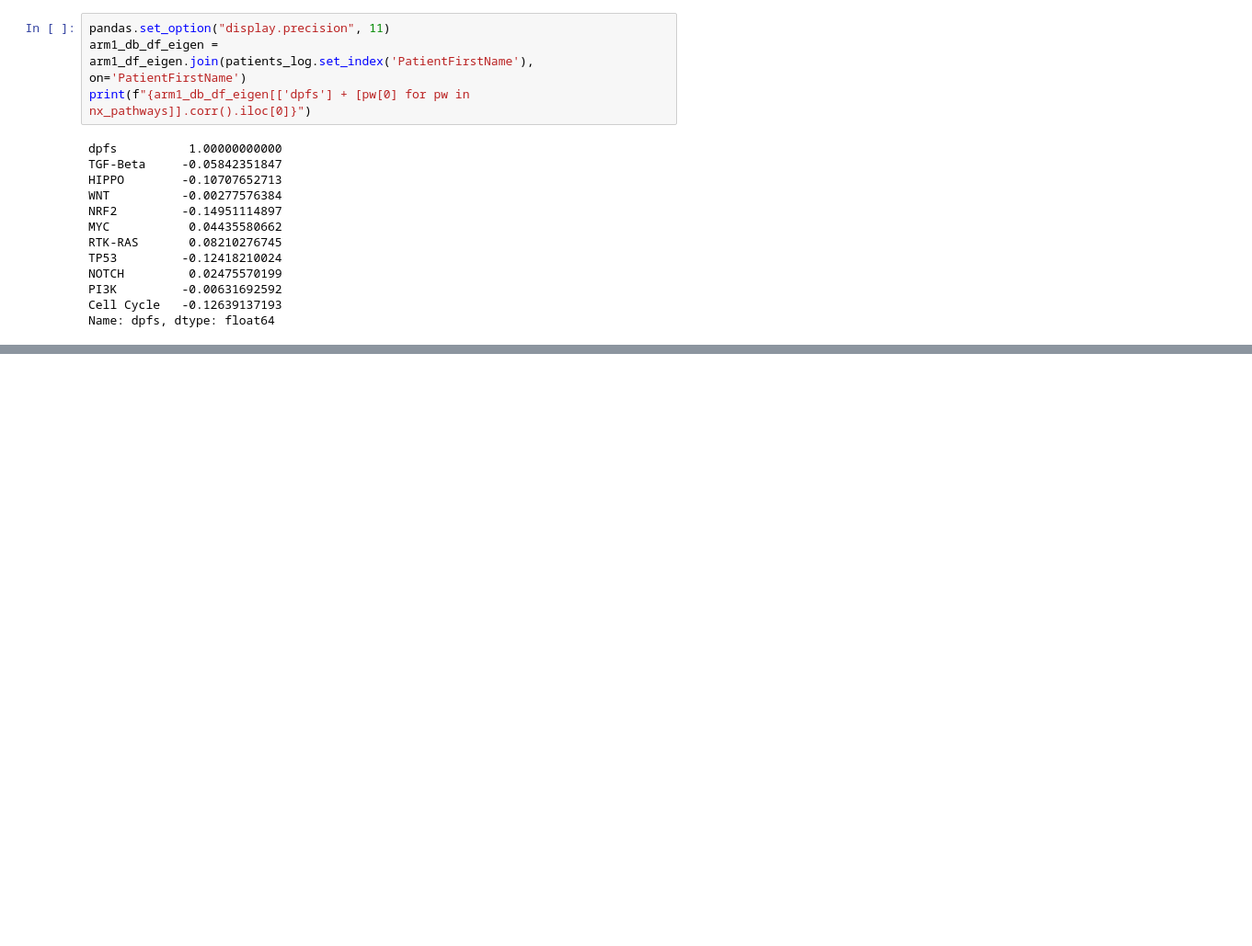
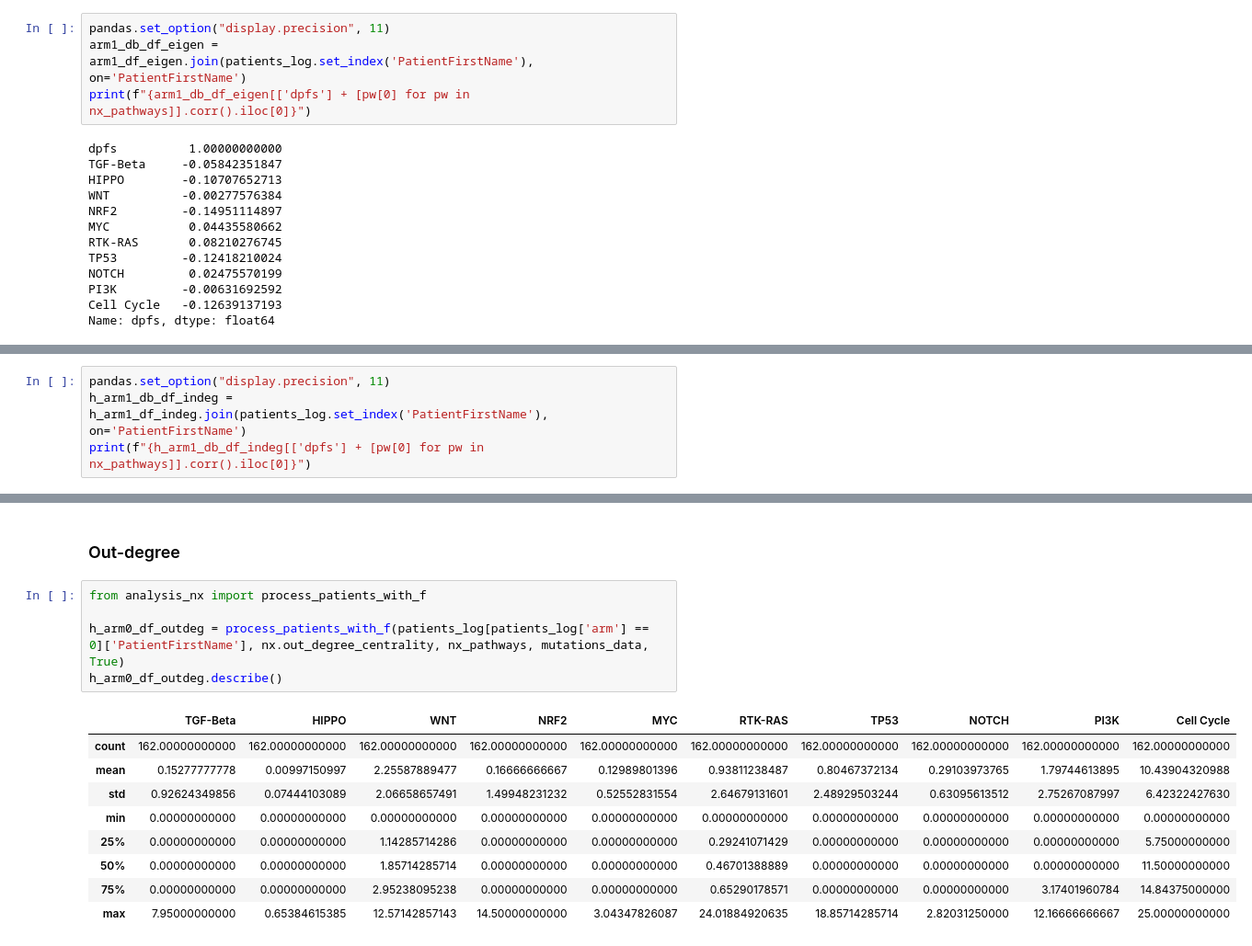
Before and after one commit to sykhro/cancol-analysis, a Jupyter notebook: pancan.ipynb, the cells around one changed output, grey strips where cells are left out. Shown at 92% size. Drawn from its saved outputs; the diff is of its cells as text; blank space fills up the shorter version.

```diff
--- a/pancan.ipynb
+++ b/pancan.ipynb
@@ -428,0 +492,4 @@ Name: dpfs, dtype: float64
+# %%
+pandas.set_option("display.precision", 11)
+h_arm1_db_df_indeg = h_arm1_df_indeg.join(patients_log.set_index('PatientFirstName'), on='PatientFirstName')
+print(f"{h_arm1_db_df_indeg[['dpfs'] + [pw[0] for pw in nx_pathways]].corr().iloc[0]}")
@@ -428,0 +509,17 @@ Name: dpfs, dtype: float64
+# %% [markdown]
+### Out-degree
+# %%
+from analysis_nx import process_patients_with_f
+
+h_arm0_df_outdeg = process_patients_with_f(patients_log[patients_log['arm'] == 0]['PatientFirstName'], nx.out_degree_centrality, nx_pathways, mutations_data, True)
+h_arm0_df_outdeg.describe()
+# %% [output]
+|  | TGF-Beta | HIPPO | WNT | NRF2 | MYC | RTK-RAS | TP53 | NOTCH | PI3K | Cell Cycle |
+| count | 162.00000000000 | 162.00000000000 | 162.00000000000 | 162.00000000000 | 162.00000000000 | 162.00000000000 | 162.00000000000 | 162.00000000000 | 162.00000000000 | 162.00000000000 |
+| mean | 0.15277777778 | 0.00997150997 | 2.25587889477 | 0.16666666667 | 0.12989801396 | 0.93811238487 | 0.80467372134 | 0.29103973765 | 1.79744613895 | 10.43904320988 |
+| std | 0.92624349856 | 0.07444103089 | 2.06658657491 | 1.49948231232 | 0.52552831554 | 2.64679131601 | 2.48929503244 | 0.63095613512 | 2.75267087997 | 6.42322427630 |
+| min | 0.00000000000 | 0.00000000000 | 0.00000000000 | 0.00000000000 | 0.00000000000 | 0.00000000000 | 0.00000000000 | 0.00000000000 | 0.00000000000 | 0.00000000000 |
+| 25% | 0.00000000000 | 0.00000000000 | 1.14285714286 | 0.00000000000 | 0.00000000000 | 0.29241071429 | 0.00000000000 | 0.00000000000 | 0.00000000000 | 5.75000000000 |
+| 50% | 0.00000000000 | 0.00000000000 | 1.85714285714 | 0.00000000000 | 0.00000000000 | 0.46701388889 | 0.00000000000 | 0.00000000000 | 0.00000000000 | 11.50000000000 |
+| 75% | 0.00000000000 | 0.00000000000 | 2.95238095238 | 0.00000000000 | 0.00000000000 | 0.65290178571 | 0.00000000000 | 0.00000000000 | 3.17401960784 | 14.84375000000 |
+| max | 7.95000000000 | 0.65384615385 | 12.57142857143 | 14.50000000000 | 3.04347826087 | 24.01884920635 | 18.85714285714 | 2.82031250000 | 12.16666666667 | 25.00000000000 |
```
Also changed, not shown: parts of 27 cells of this notebook.
